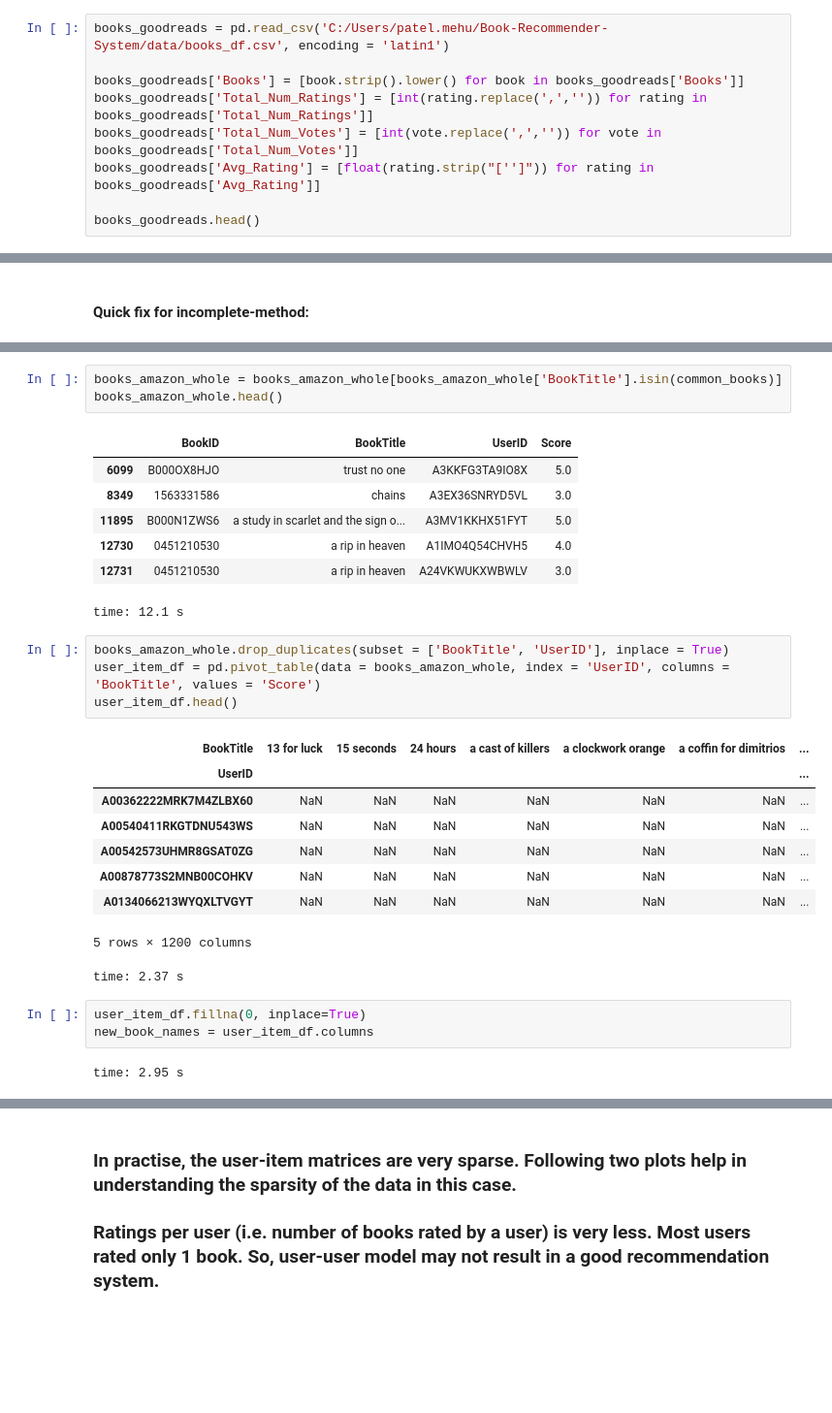
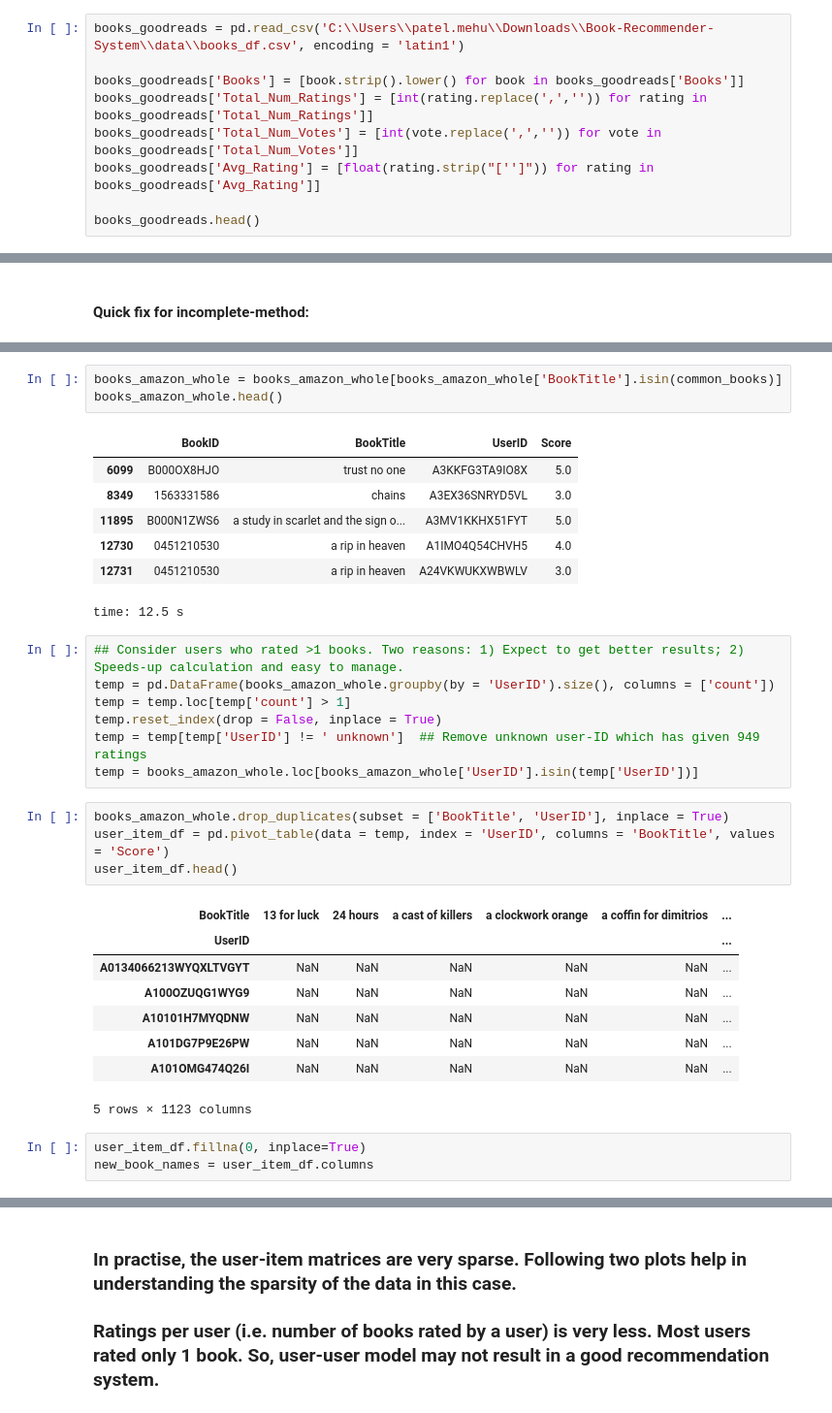
Before and after one commit to Mehul903/Book-Recommender-System, a Jupyter notebook: notebooks/Analysis.ipynb, the cells around one changed output, grey strips where cells are left out. Shown at 97% size. Saved outputs shown, nothing was run; the diff lists cells and outputs as text; blank space fills up the shorter version.

```diff
--- a/notebooks/Analysis.ipynb
+++ b/notebooks/Analysis.ipynb
@@ -52,7 +56,7 @@ time: 1.42 s
 # %% [markdown]
 ### Import goodreads file (i.e. data collected from `goodreads_data.ipynb`):
 # %%
-books_goodreads = pd.read_csv('C:/Users/patel.mehu/Book-Recommender-System/data/books_df.csv', encoding = 'latin1')
+books_goodreads = pd.read_csv('C:\\Users\\patel.mehu\\Downloads\\Book-Recommender-System\\data\\books_df.csv', encoding = 'latin1')
 
 books_goodreads['Books'] = [book.strip().lower() for book in books_goodreads['Books']]
 books_goodreads['Total_Num_Ratings'] = [int(rating.replace(',','')) for rating in books_goodreads['Total_Num_Ratings']]
@@ -132,23 +136,27 @@ books_amazon_whole.head()
 | 11895 | B000N1ZWS6 | a study in scarlet and the sign o... | A3MV1KKHX51FYT | 5.0 |
 | 12730 | 0451210530 | a rip in heaven | A1IMO4Q54CHVH5 | 4.0 |
 | 12731 | 0451210530 | a rip in heaven | A24VKWUKXWBWLV | 3.0 |
-time: 12.1 s
+time: 12.5 s
+# %%
+## Consider users who rated >1 books. Two reasons: 1) Expect to get better results; 2) Speeds-up calculation and easy to manage.
+temp = pd.DataFrame(books_amazon_whole.groupby(by = 'UserID').size(), columns = ['count'])
+temp = temp.loc[temp['count'] > 1]
+temp.reset_index(drop = False, inplace = True)
+temp = temp[temp['UserID'] != ' unknown']  ## Remove unknown user-ID which has given 949 ratings
+temp = books_amazon_whole.loc[books_amazon_whole['UserID'].isin(temp['UserID'])]
 # %%
 books_amazon_whole.drop_duplicates(subset = ['BookTitle', 'UserID'], inplace = True)
-user_item_df = pd.pivot_table(data = books_amazon_whole, index = 'UserID', columns = 'BookTitle', values = 'Score')
+user_item_df = pd.pivot_table(data = temp, index = 'UserID', columns = 'BookTitle', values = 'Score')
 user_item_df.head()
 # %% [output]
-| BookTitle | 13 for luck | 15 seconds | 24 hours | a cast of killers | a clockwork orange | a coffin for dimitrios | ... |
-| UserID |  |  |  |  |  |  | ... |
-| A00362222MRK7M4ZLBX60 | NaN | NaN | NaN | NaN | NaN | NaN | ... |
-| A00540411RKGTDNU543WS | NaN | NaN | NaN | NaN | NaN | NaN | ... |
-| A00542573UHMR8GSAT0ZG | NaN | NaN | NaN | NaN | NaN | NaN | ... |
-| A00878773S2MNB00COHKV | NaN | NaN | NaN | NaN | NaN | NaN | ... |
-| A0134066213WYQXLTVGYT | NaN | NaN | NaN | NaN | NaN | NaN | ... |
+| BookTitle | 13 for luck | 24 hours | a cast of killers | a clockwork orange | a coffin for dimitrios | ... |
+| UserID |  |  |  |  |  | ... |
+| A0134066213WYQXLTVGYT | NaN | NaN | NaN | NaN | NaN | ... |
+| A100OZUQG1WYG9 | NaN | NaN | NaN | NaN | NaN | ... |
+| A10101H7MYQDNW | NaN | NaN | NaN | NaN | NaN | ... |
+| A101DG7P9E26PW | NaN | NaN | NaN | NaN | NaN | ... |
+| A101OMG474Q26I | NaN | NaN | NaN | NaN | NaN | ... |
-5 rows × 1200 columns
+5 rows × 1123 columns
-time: 2.37 s
 # %%
 user_item_df.fillna(0, inplace=True)
 new_book_names = user_item_df.columns
-# %% [output]
-time: 2.95 s
```
Also changed, not shown: parts of 18 cells of this notebook.
